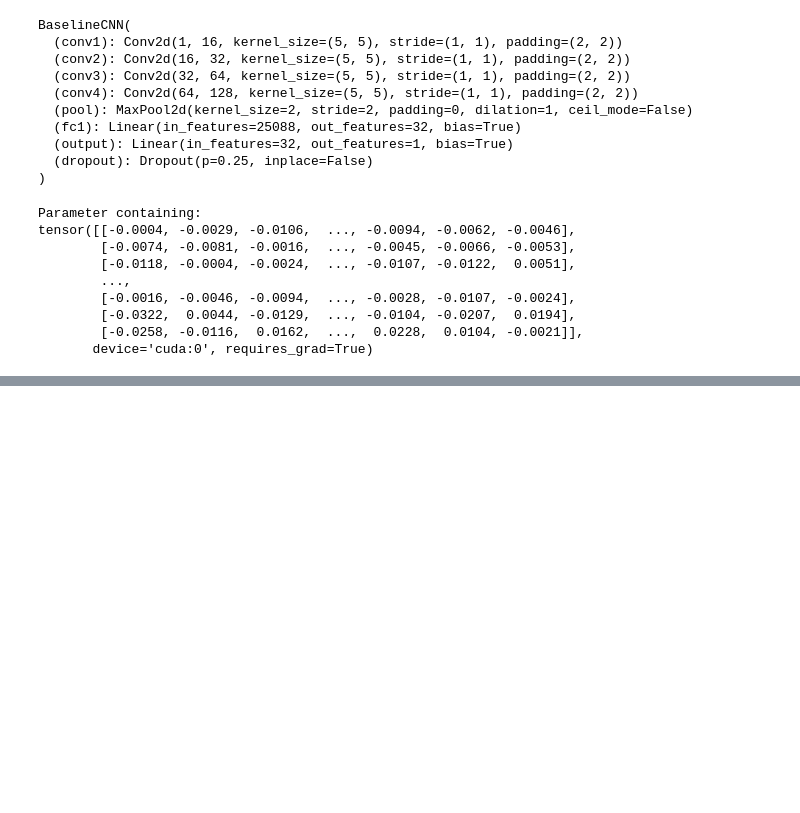
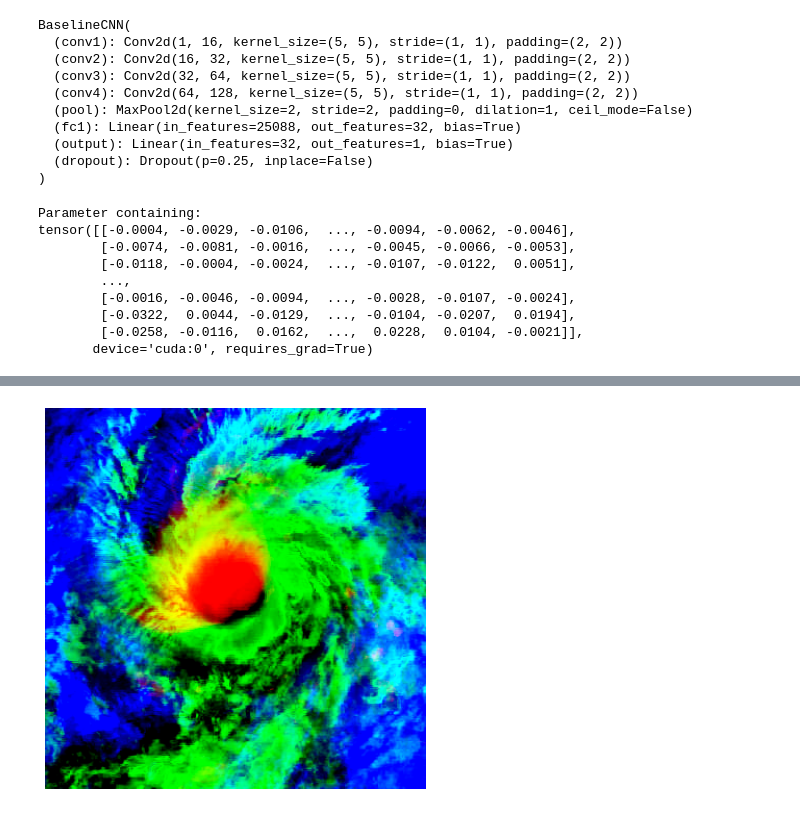
Before and after one commit to arshmodak/Hurricane-Wind-Speed-Prediction-using-Deep-Learning-and-Machine-Learning, a Jupyter notebook: Baseline_CNN.ipynb, the cells around one changed output, grey strips where cells are left out. Drawn from its saved outputs; the diff is of its cells as text; code cells hidden in the pictures; blank space fills up the shorter version.

```diff
--- a/Baseline_CNN.ipynb
+++ b/Baseline_CNN.ipynb
@@ -608,0 +799,20 @@ d["abs"]["image_list"][]
+# %%
+# convert to 3 equal channels
+img = cv2.merge((img3, img2, img1))
+# %%
+# create 1 pixel red image
+red = np.zeros((1, 1, 3), np.uint8)
+red[:] = (0,0,255)
+# resize lut to 256 values
+# # create 1 pixel blue image
+blue = np.zeros((1, 1, 3), np.uint8)
+blue[:] = (255,0,0)
+
+green = np.zeros((1, 1, 3), np.uint8)
+green[:] = (0,255,0)
+
+# append the two images
+lut = np.concatenate((red, green, blue), axis=0)
+lut = cv2.resize(lut, (1,256), interpolation=cv2.INTER_CUBIC)
+# apply lut
+result = cv2.LUT(img, lut)
@@ -608,0 +823,7 @@ d["abs"]["image_list"][]
+# %%
+plt.figure(figsize=(7, 7))
+plt.imshow(result)
+plt.axis("off")
+plt.show()
+# %% [output]
+[figure, added]
```
Also changed, not shown: parts of 44 cells of this notebook.
